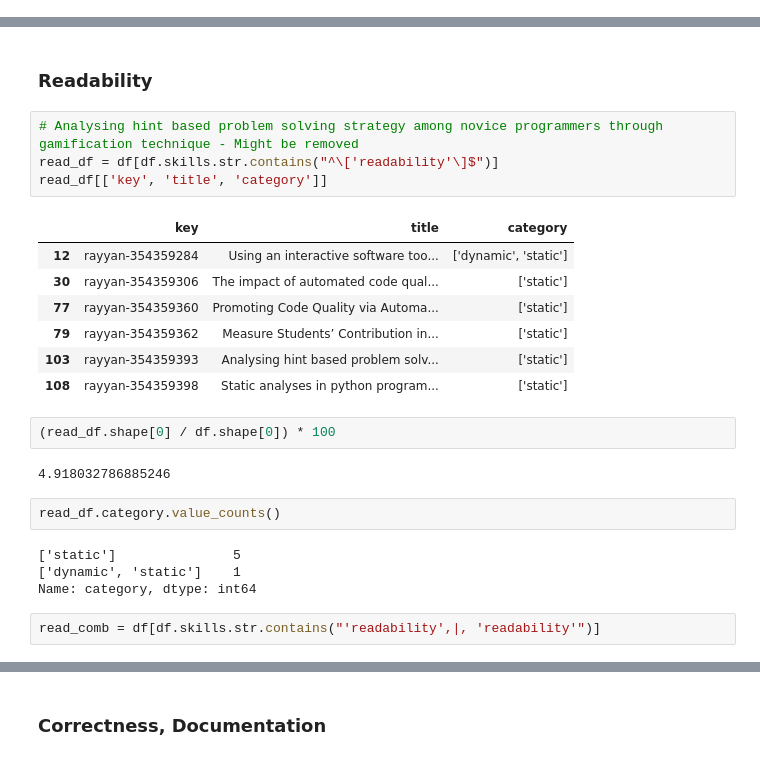
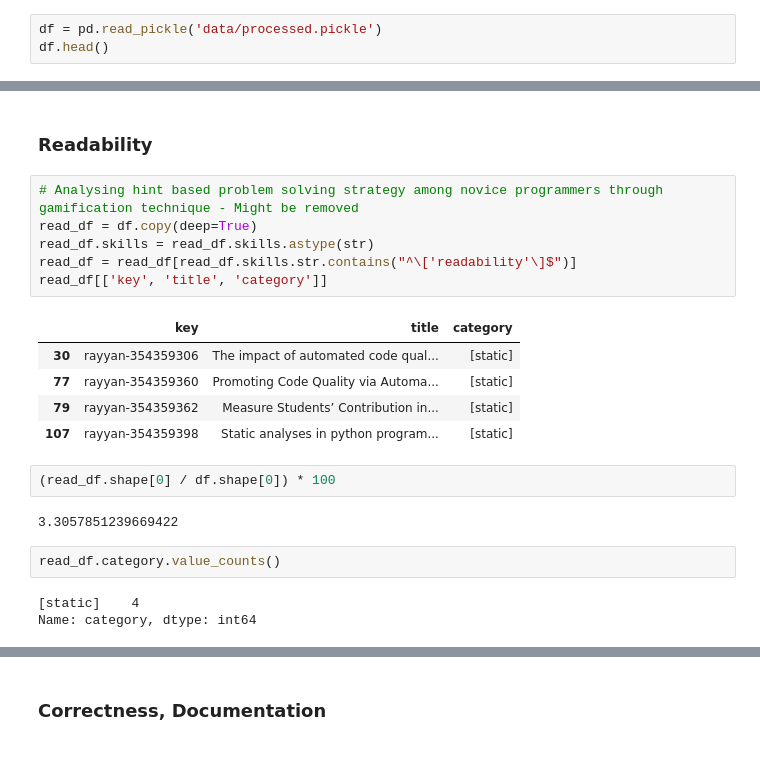
Before and after one commit to m-messer/Automated-Assessment-SLR-Data-Processing, a Jupyter notebook: discussion.ipynb, the cells around one changed output, grey strips where cells are left out. Saved outputs shown, nothing was run; the diff lists cells and outputs as text.

```diff
--- a/discussion.ipynb
+++ b/discussion.ipynb
@@ -17,0 +7,3 @@ df.head()
+# %%
+df = pd.read_pickle('data/processed.pickle')
+df.head()
@@ -177,25 +156,22 @@ maint_comb[maint_comb.category.str.contains('machine learning')]
 ### Readability
 # %%
 # Analysing hint based problem solving strategy among novice programmers through gamification technique - Might be removed
-read_df = df[df.skills.str.contains("^\['readability'\]$")]
+read_df = df.copy(deep=True)
+read_df.skills = read_df.skills.astype(str)
+read_df = read_df[read_df.skills.str.contains("^\['readability'\]$")]
 read_df[['key', 'title', 'category']]
 # %% [output]
 |  | key | title | category |
-| 12 | rayyan-354359284 | Using an interactive software too... | ['dynamic', 'static'] |
-| 30 | rayyan-354359306 | The impact of automated code qual... | ['static'] |
-| 77 | rayyan-354359360 | Promoting Code Quality via Automa... | ['static'] |
-| 79 | rayyan-354359362 | Measure Students’ Contribution in... | ['static'] |
-| 103 | rayyan-354359393 | Analysing hint based problem solv... | ['static'] |
-| 108 | rayyan-354359398 | Static analyses in python program... | ['static'] |
+| 30 | rayyan-354359306 | The impact of automated code qual... | [static] |
+| 77 | rayyan-354359360 | Promoting Code Quality via Automa... | [static] |
+| 79 | rayyan-354359362 | Measure Students’ Contribution in... | [static] |
+| 107 | rayyan-354359398 | Static analyses in python program... | [static] |
 # %%
 (read_df.shape[0] / df.shape[0]) * 100
 # %% [output]
-4.918032786885246
+3.3057851239669422
 # %%
 read_df.category.value_counts()
 # %% [output]
-['static']               5
-['dynamic', 'static']    1
+[static]    4
 Name: category, dtype: int64
-# %%
-read_comb = df[df.skills.str.contains("'readability',|, 'readability'")]
```
Also changed, not shown: parts of 35 cells of this notebook, 16 other files.
